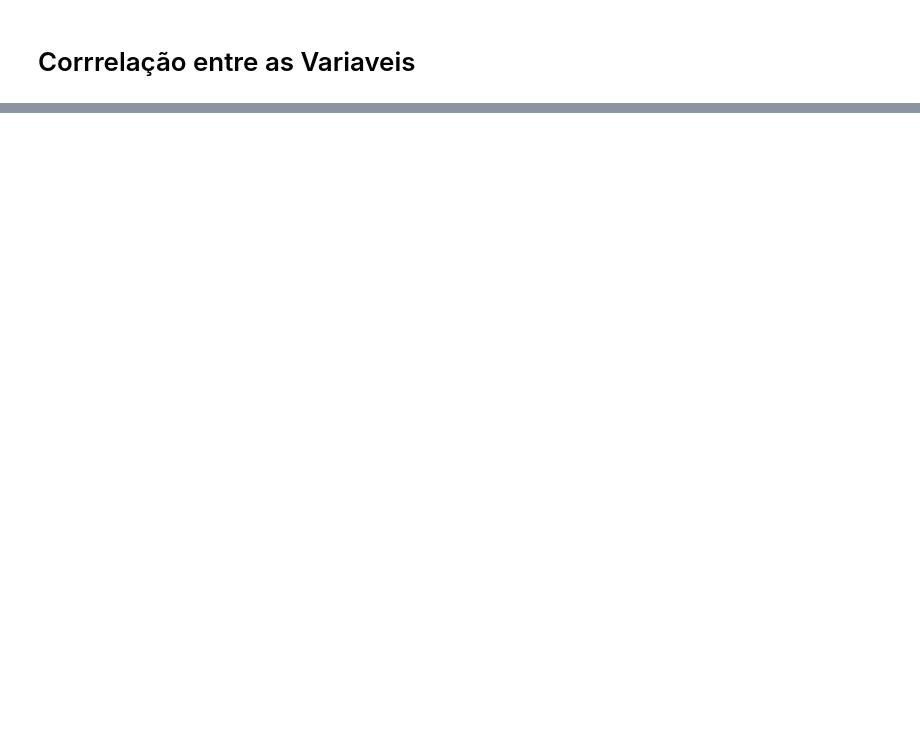
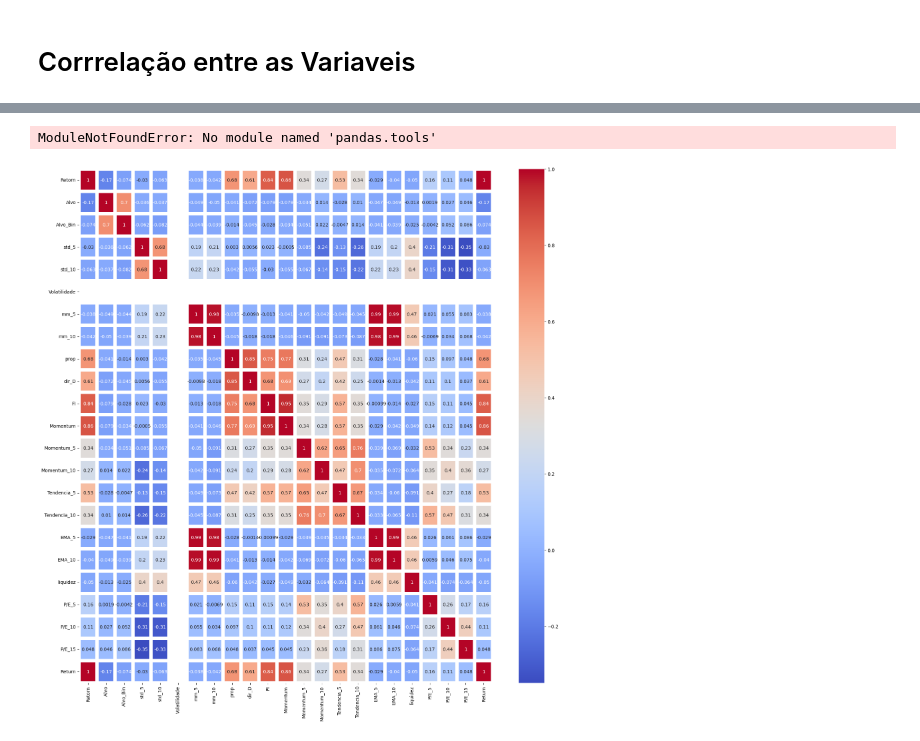
Before and after one commit to marcoswell/Python-Quantitative-Finance, a Jupyter notebook: creating_variables.ipynb, the cells around one changed output, grey strips where cells are left out. Saved outputs shown, nothing was run; the diff lists cells and outputs as text; code cells hidden in the pictures; blank space fills up the shorter version.

```diff
--- a/creating_variables.ipynb
+++ b/creating_variables.ipynb
@@ -203,0 +208,13 @@ variaveis_hm
+# %%
+attributes = ['P/E_15', 'P/E_10', 'Momentum_10' , 'std_10', 'std_5']
+
+from pandas.tools.plottin import scatter_matrix
+scatter_matrix(variaveis_corr[attributes], figsize = (12,8))
+# %% [output]
+ModuleNotFoundError: No module named 'pandas.tools'
+# %%
+fig, ax = plt.subplots(figsize=(20,20))
+
+sns.heatmap(variaveis_corr, cmap = 'coolwarm', annot = True, linewidths = 6, ax=ax);
+# %% [output]
+[figure, added]
```
Also changed, not shown: parts of 8 cells of this notebook, 1 other file.
